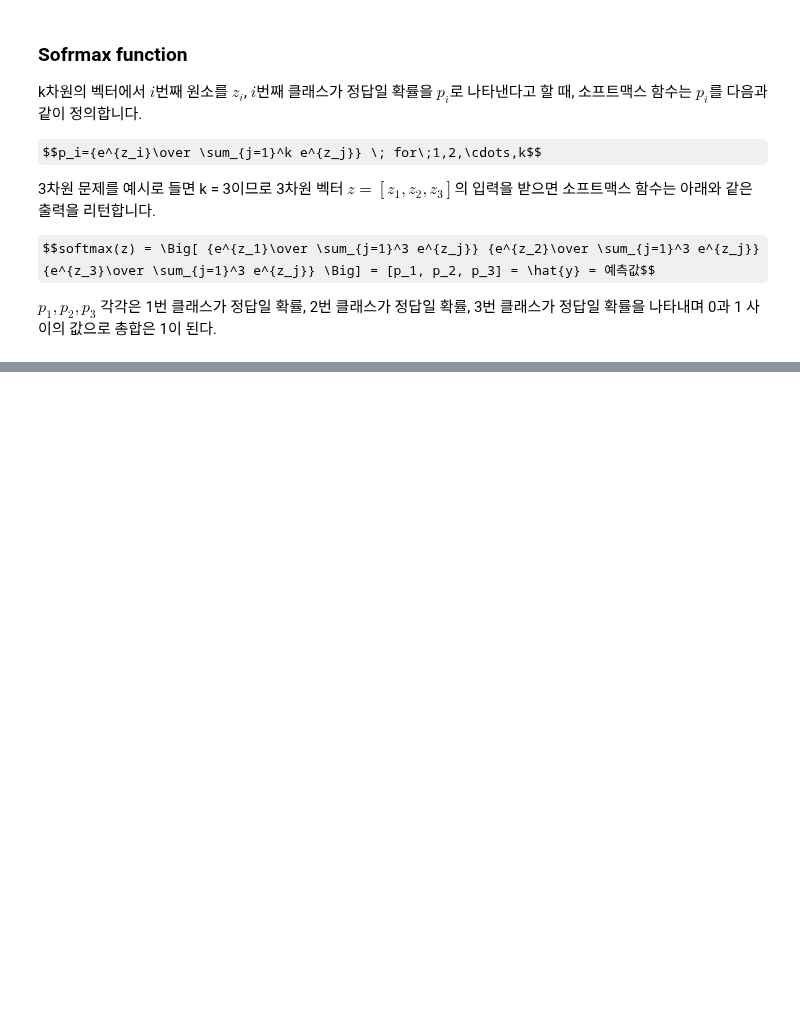
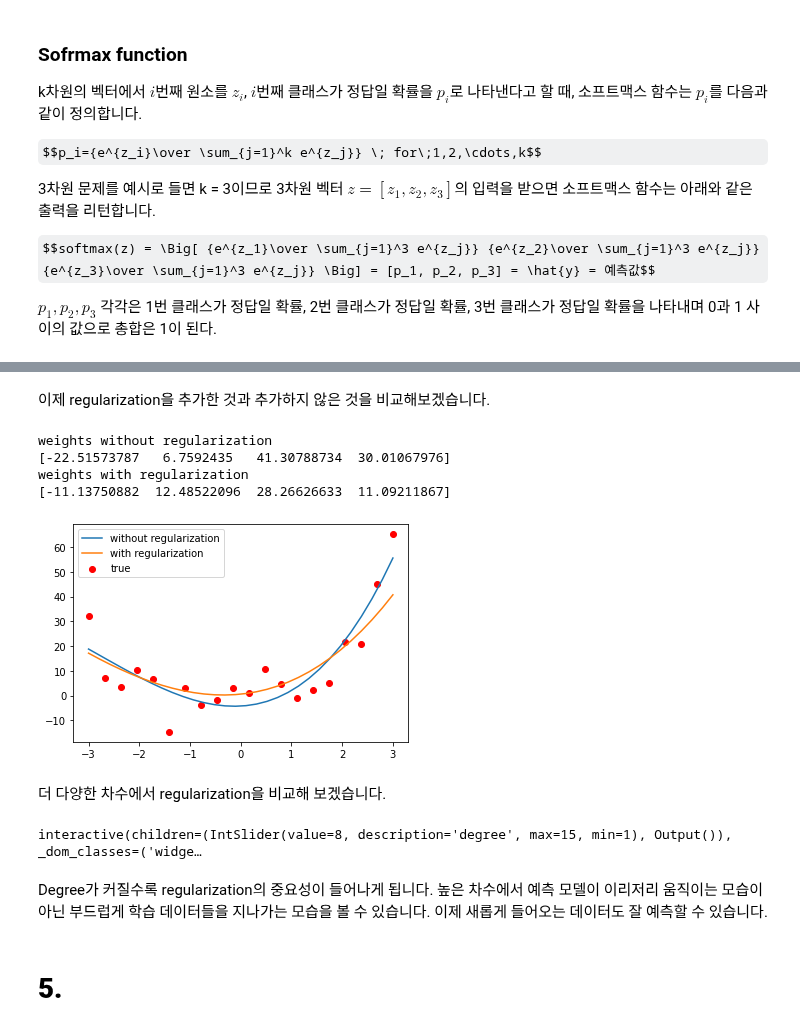
Before and after one commit to Kdelphinus/Python_study, a Jupyter notebook: goorm/AI기술 자연어 처리 전문가 양성 과정/02. Machine Learning.ipynb, the cells around one changed output, grey strips where cells are left out. Drawn from its saved outputs; the diff is of its cells as text; code cells hidden in the pictures; some formulas as TeX source; blank space fills up the shorter version.

```diff
--- a/goorm/AI기술 자연어 처리 전문가 양성 과정/02. Machine Learning.ipynb
+++ b/goorm/AI기술 자연어 처리 전문가 양성 과정/02. Machine Learning.ipynb
@@ -997,0 +1280,20 @@ $p_1, p_2, p_3$ 각각은 1번 클래스가 정답일 확률, 2번 클래스가
+# %%
+no_regularization_params = params.copy()
+# %%
+max_iter = 3000
+alpha = 0.01
+params = numpy.zeros(X_scaled.shape[1])
+descent = numpy.ones(X_scaled.shape[1])
+i = 0
+
+from sklearn.metrics import mean_absolute_error
+
+while numpy.linalg.norm(descent) > 0.01 and i <= max_iter:
+    descent = gradient(params, linear_regression, X_scaled, y)
+    params = params - descent * alpha
+    loss = mse_loss(params, linear_regression, X_scaled, y)
+    mae = mean_absolute_error(y, X_scaled@params)
+
+    if i % 100 == 0:
+        print("iteration {}, loss = {}, mae = {}".format(i, loss, mae))
+    i += 1
@@ -997,0 +1305,28 @@ $p_1, p_2, p_3$ 각각은 1번 클래스가 정답일 확률, 2번 클래스가
+# %% [markdown]
+이제 regularization을 추가한 것과 추가하지 않은 것을 비교해보겠습니다.
+# %%
+print("weights without regularization")
+print(no_regularization_params)
+print("weights with regularization")
+print(params)
+
+pyplot.scatter(x, y, c='r', label='true')
+pyplot.plot(xgrid, Xgrid_scaled@no_regularization_params, label='without regularization')
+pyplot.plot(xgrid, Xgrid_scaled@params, label='with regularization')
+pyplot.legend();
+# %% [output]
+weights without regularization
+[-22.51573787   6.7592435   41.30788734  30.01067976]
+weights with regularization
+[-11.13750882  12.48522096  28.26626633  11.09211867]
+[figure, added]
+# %% [markdown]
+더 다양한 차수에서 regularization을 비교해 보겠습니다.
+# %%
+interact_polyreg(max_degree, x, y, regularized=True)
+# %% [output]
+interactive(children=(IntSlider(value=8, description='degree', max=15, min=1), Output()), _dom_classes=('widge…
+# %% [markdown]
+Degree가 커질수록 regularization의 중요성이 들어나게 됩니다. 높은 차수에서 예측 모델이 이리저리 움직이는 모습이 아닌 부드럽게 학습 데이터들을 지나가는 모습을 볼 수 있습니다. 이제 새롭게 들어오는 데이터도 잘 예측할 수 있습니다.
+# %% [markdown]
+# **5.**
```
Also changed, not shown: parts of 26 cells of this notebook.
